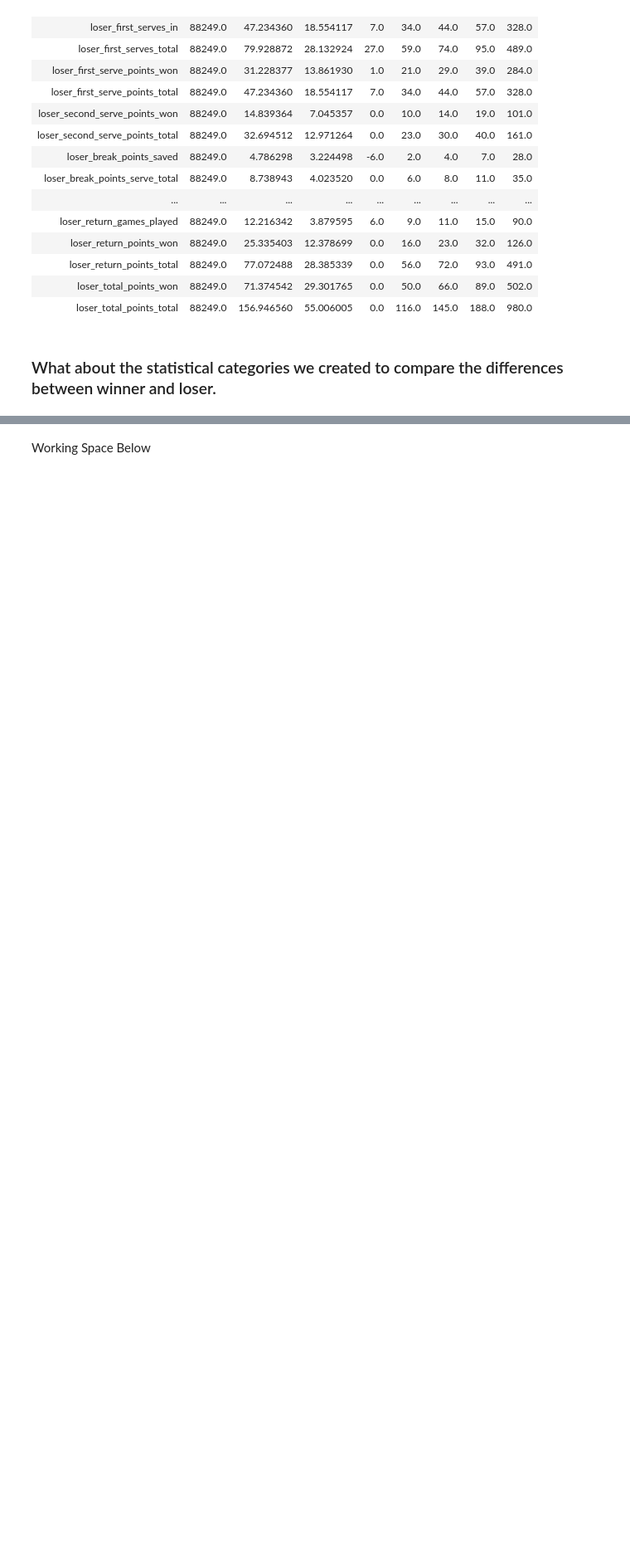
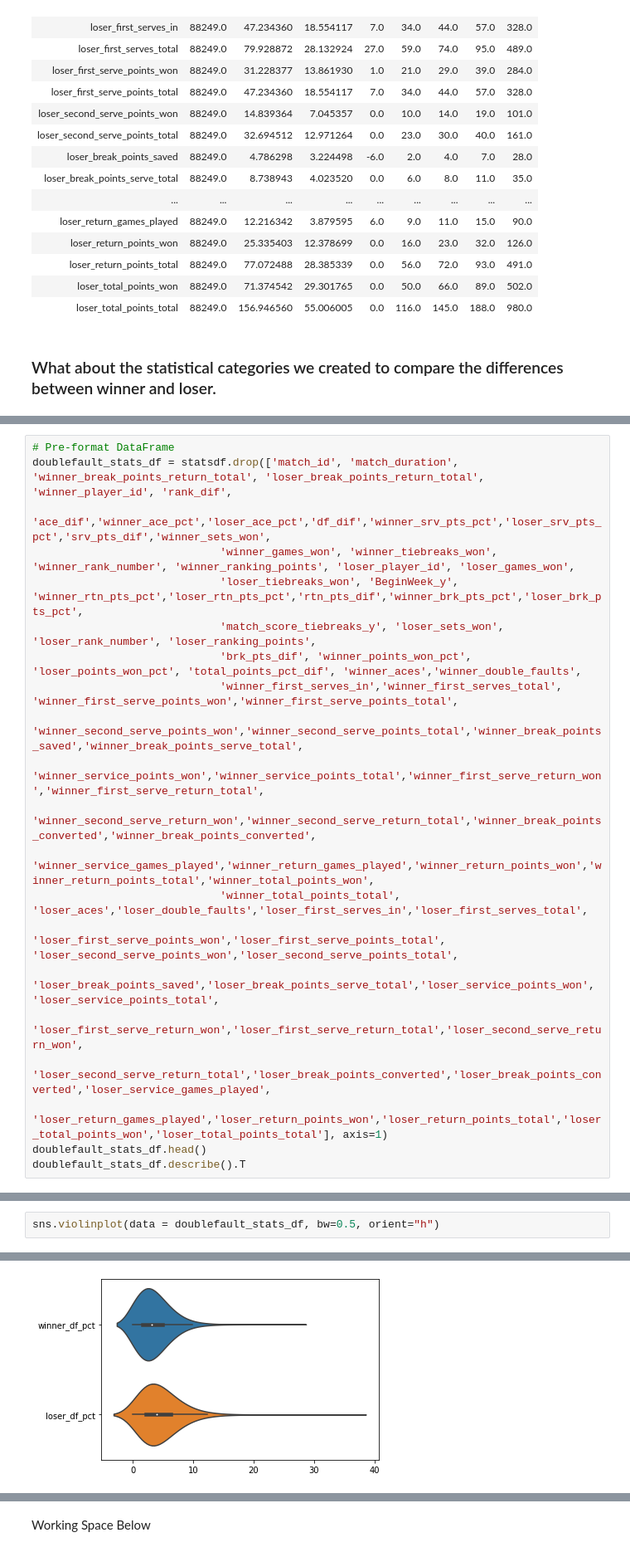
Before and after one commit to datascitriguy/springboard, a Jupyter notebook: Step 2 - EDA (ATP Database).ipynb, the cells around one changed output, grey strips where cells are left out. Shown at 83% size. Drawn from its saved outputs; the diff is of its cells as text; blank space fills up the shorter version.

```diff
--- a/Step 2 - EDA (ATP Database).ipynb
+++ b/Step 2 - EDA (ATP Database).ipynb
@@ -170,0 +223,21 @@ boxplot = statsdf.boxplot(column=['winner_brk_pts_pct', 'loser_brk_pts_pct'])
+# %%
+# Pre-format DataFrame
+doublefault_stats_df = statsdf.drop(['match_id', 'match_duration', 'winner_break_points_return_total', 'loser_break_points_return_total', 'winner_player_id', 'rank_dif',
+                             'ace_dif','winner_ace_pct','loser_ace_pct','df_dif','winner_srv_pts_pct','loser_srv_pts_pct','srv_pts_dif','winner_sets_won',
+                             'winner_games_won', 'winner_tiebreaks_won', 'winner_rank_number', 'winner_ranking_points', 'loser_player_id', 'loser_games_won',
+                             'loser_tiebreaks_won', 'BeginWeek_y', 'winner_rtn_pts_pct','loser_rtn_pts_pct','rtn_pts_dif','winner_brk_pts_pct','loser_brk_pts_pct',
+                             'match_score_tiebreaks_y', 'loser_sets_won', 'loser_rank_number', 'loser_ranking_points',
+                             'brk_pts_dif', 'winner_points_won_pct', 'loser_points_won_pct', 'total_points_pct_dif', 'winner_aces','winner_double_faults',
+                             'winner_first_serves_in','winner_first_serves_total', 'winner_first_serve_points_won','winner_first_serve_points_total',
+                             'winner_second_serve_points_won','winner_second_serve_points_total','winner_break_points_saved','winner_break_points_serve_total',
+                             'winner_service_points_won','winner_service_points_total','winner_first_serve_return_won','winner_first_serve_return_total',
+                             'winner_second_serve_return_won','winner_second_serve_return_total','winner_break_points_converted','winner_break_points_converted',
+                             'winner_service_games_played','winner_return_games_played','winner_return_points_won','winner_return_points_total','winner_total_points_won',
+                             'winner_total_points_total', 'loser_aces','loser_double_faults','loser_first_serves_in','loser_first_serves_total',
+                             'loser_first_serve_points_won','loser_first_serve_points_total', 'loser_second_serve_points_won','loser_second_serve_points_total',
+                             'loser_break_points_saved','loser_break_points_serve_total','loser_service_points_won', 'loser_service_points_total',
+                             'loser_first_serve_return_won','loser_first_serve_return_total','loser_second_serve_return_won',
+                             'loser_second_serve_return_total','loser_break_points_converted','loser_break_points_converted','loser_service_games_played',
+                             'loser_return_games_played','loser_return_points_won','loser_return_points_total','loser_total_points_won','loser_total_points_total'], axis=1)
+doublefault_stats_df.head()
+doublefault_stats_df.describe().T
@@ -170,0 +248,3 @@ boxplot = statsdf.boxplot(column=['winner_brk_pts_pct', 'loser_brk_pts_pct'])
+# %%
+sns.violinplot(data = doublefault_stats_df, bw=0.5, orient="h")
+# %% [output]
@@ -170,0 +252 @@ boxplot = statsdf.boxplot(column=['winner_brk_pts_pct', 'loser_brk_pts_pct'])
+[figure, added]
```
Also changed, not shown: parts of 52 cells of this notebook, 1 other file.
